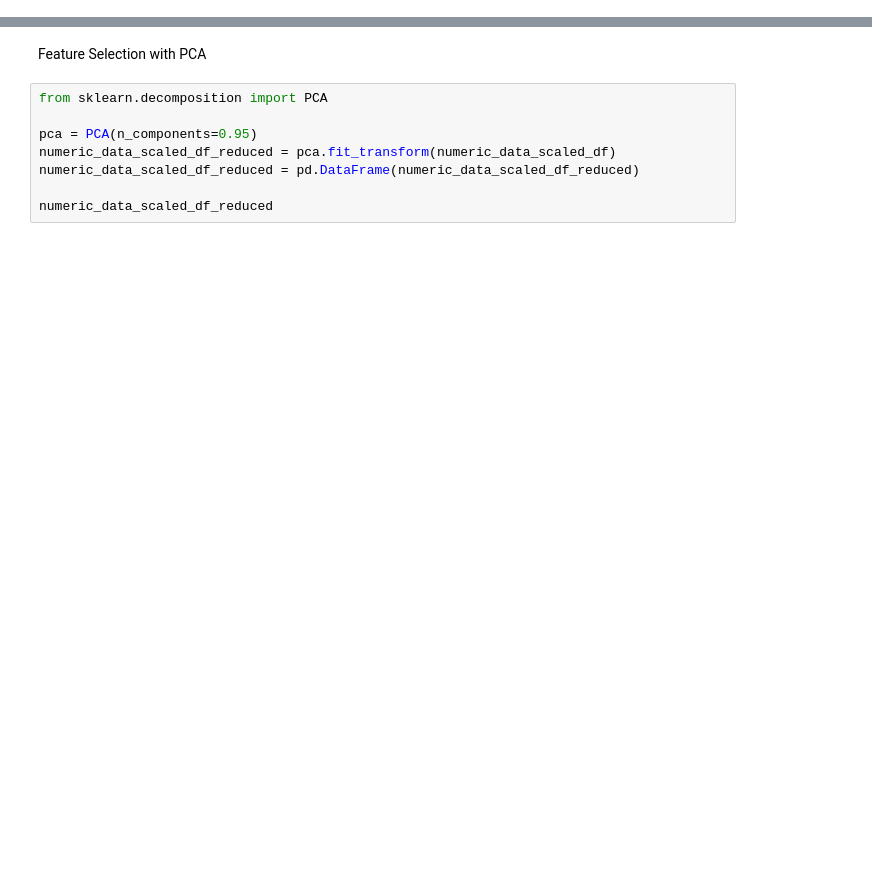
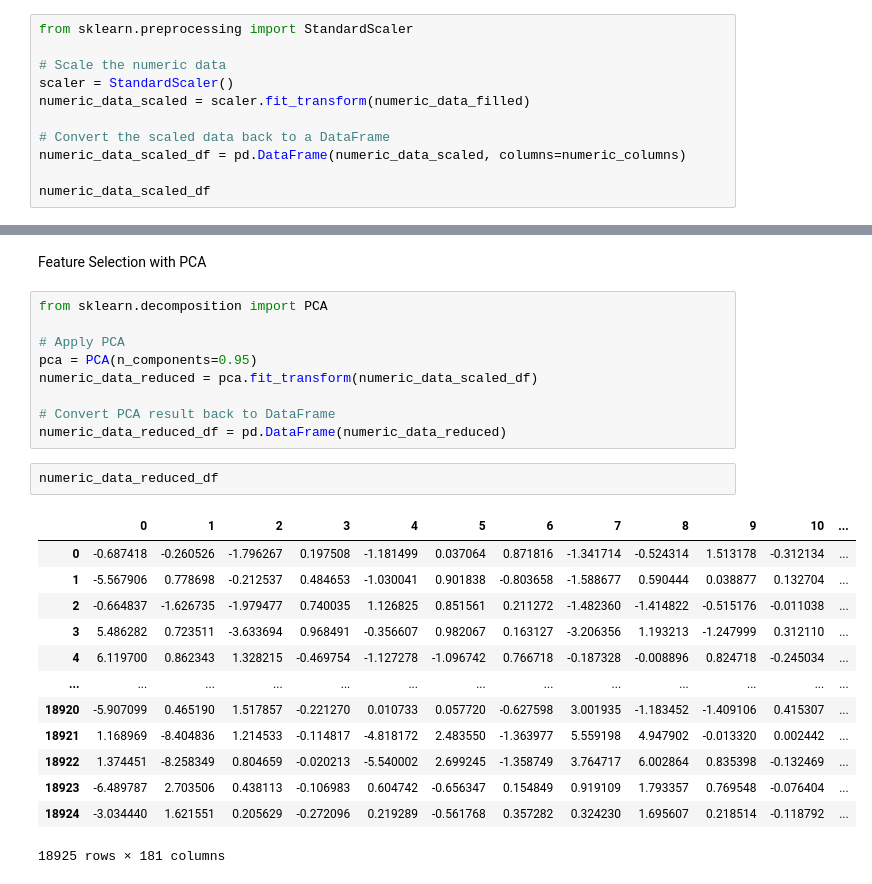
Before and after one commit to christianp12/Data-Driven-Exploration-of-Airbnb-Listings-Price, a Jupyter notebook: listings preprocessing.ipynb, the cells around one changed output, grey strips where cells are left out. Drawn from its saved outputs; the diff is of its cells as text; blank space fills up the shorter version.

```diff
--- a/listings preprocessing.ipynb
+++ b/listings preprocessing.ipynb
@@ -174 +149,12 @@ numeric_data_filled
 18925 rows × 248 columns
+# %%
+from sklearn.preprocessing import StandardScaler
+
+# Scale the numeric data
+scaler = StandardScaler()
+numeric_data_scaled = scaler.fit_transform(numeric_data_filled)
+
+# Convert the scaled data back to a DataFrame
+numeric_data_scaled_df = pd.DataFrame(numeric_data_scaled, columns=numeric_columns)
+
+numeric_data_scaled_df
@@ -177,10 +177,27 @@ Feature Selection with PCA
 # %%
 from sklearn.decomposition import PCA
 
+# Apply PCA
 pca = PCA(n_components=0.95)
-numeric_data_scaled_df_reduced = pca.fit_transform(numeric_data_scaled_df)
-numeric_data_scaled_df_reduced = pd.DataFrame(numeric_data_scaled_df_reduced)
+numeric_data_reduced = pca.fit_transform(numeric_data_scaled_df)
 
-numeric_data_scaled_df_reduced
+# Convert PCA result back to DataFrame
+numeric_data_reduced_df = pd.DataFrame(numeric_data_reduced)
+# %%
+numeric_data_reduced_df
+# %% [output]
+|  | 0 | 1 | 2 | 3 | 4 | 5 | 6 | 7 | 8 | 9 | 10 | ... |
+| 0 | -0.687418 | -0.260526 | -1.796267 | 0.197508 | -1.181499 | 0.037064 | 0.871816 | -1.341714 | -0.524314 | 1.513178 | -0.312134 | ... |
+| 1 | -5.567906 | 0.778698 | -0.212537 | 0.484653 | -1.030041 | 0.901838 | -0.803658 | -1.588677 | 0.590444 | 0.038877 | 0.132704 | ... |
+| 2 | -0.664837 | -1.626735 | -1.979477 | 0.740035 | 1.126825 | 0.851561 | 0.211272 | -1.482360 | -1.414822 | -0.515176 | -0.011038 | ... |
+| 3 | 5.486282 | 0.723511 | -3.633694 | 0.968491 | -0.356607 | 0.982067 | 0.163127 | -3.206356 | 1.193213 | -1.247999 | 0.312110 | ... |
+| 4 | 6.119700 | 0.862343 | 1.328215 | -0.469754 | -1.127278 | -1.096742 | 0.766718 | -0.187328 | -0.008896 | 0.824718 | -0.245034 | ... |
+| ... | ... | ... | ... | ... | ... | ... | ... | ... | ... | ... | ... | ... |
+| 18920 | -5.907099 | 0.465190 | 1.517857 | -0.221270 | 0.010733 | 0.057720 | -0.627598 | 3.001935 | -1.183452 | -1.409106 | 0.415307 | ... |
+| 18921 | 1.168969 | -8.404836 | 1.214533 | -0.114817 | -4.818172 | 2.483550 | -1.363977 | 5.559198 | 4.947902 | -0.013320 | 0.002442 | ... |
+| 18922 | 1.374451 | -8.258349 | 0.804659 | -0.020213 | -5.540002 | 2.699245 | -1.358749 | 3.764717 | 6.002864 | 0.835398 | -0.132469 | ... |
+| 18923 | -6.489787 | 2.703506 | 0.438113 | -0.106983 | 0.604742 | -0.656347 | 0.154849 | 0.919109 | 1.793357 | 0.769548 | -0.076404 | ... |
+| 18924 | -3.034440 | 1.621551 | 0.205629 | -0.272096 | 0.219289 | -0.561768 | 0.357282 | 0.324230 | 1.695607 | 0.218514 | -0.118792 | ... |
+18925 rows × 181 columns
 # %%
 # Combine scaled numeric data with non-numeric data
```
Also changed, not shown: parts of 6 cells of this notebook.
